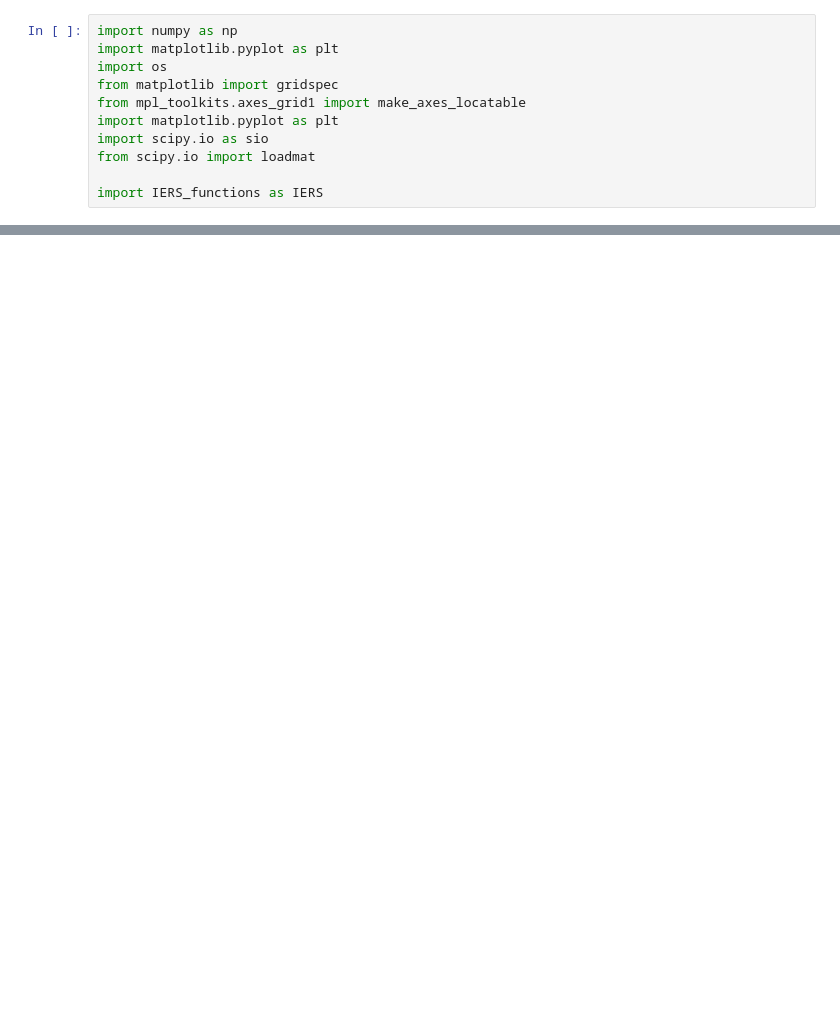
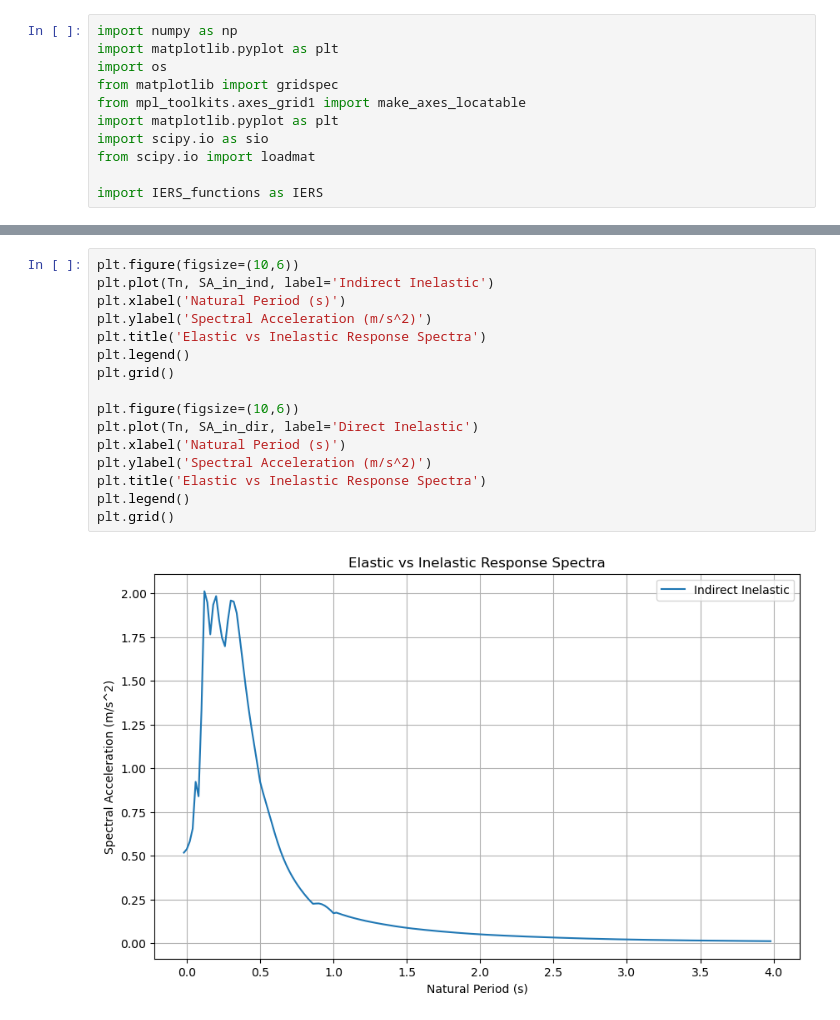
Before and after one commit to josems06-crypto/CIEM5220_Earthquakes, a Jupyter notebook: Python for Project Work SRE_Part 2/IERS/IERS/IERS.ipynb, the cells around one changed output, grey strips where cells are left out. Drawn from its saved outputs; the diff is of its cells as text; blank space fills up the shorter version.

```diff
--- a/Python for Project Work SRE_Part 2/IERS/IERS/IERS.ipynb
+++ b/Python for Project Work SRE_Part 2/IERS/IERS/IERS.ipynb
@@ -116,0 +151,18 @@ SA_in_dir =  IERS.fnc_Direct_Inel_Resp_Spec(ag_time,Dt,NPTS,xi,mu,SA_el,F_el);
+# %%
+plt.figure(figsize=(10,6))
+plt.plot(Tn, SA_in_ind, label='Indirect Inelastic')
+plt.xlabel('Natural Period (s)')
+plt.ylabel('Spectral Acceleration (m/s^2)')
+plt.title('Elastic vs Inelastic Response Spectra')
+plt.legend()
+plt.grid()
+
+plt.figure(figsize=(10,6))
+plt.plot(Tn, SA_in_dir, label='Direct Inelastic')
+plt.xlabel('Natural Period (s)')
+plt.ylabel('Spectral Acceleration (m/s^2)')
+plt.title('Elastic vs Inelastic Response Spectra')
+plt.legend()
+plt.grid()
+# %% [output]
+[figure, added]
```
Also changed, not shown: parts of 2 cells of this notebook, 22 other files.
